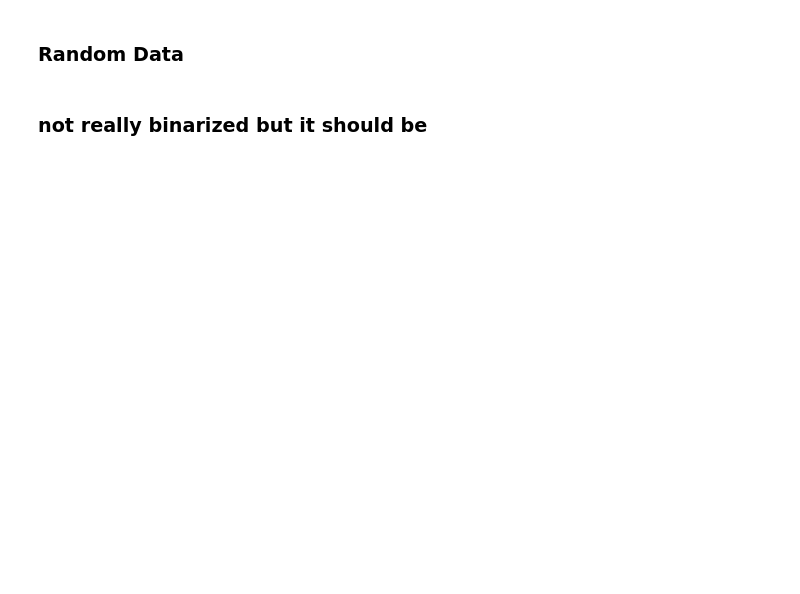
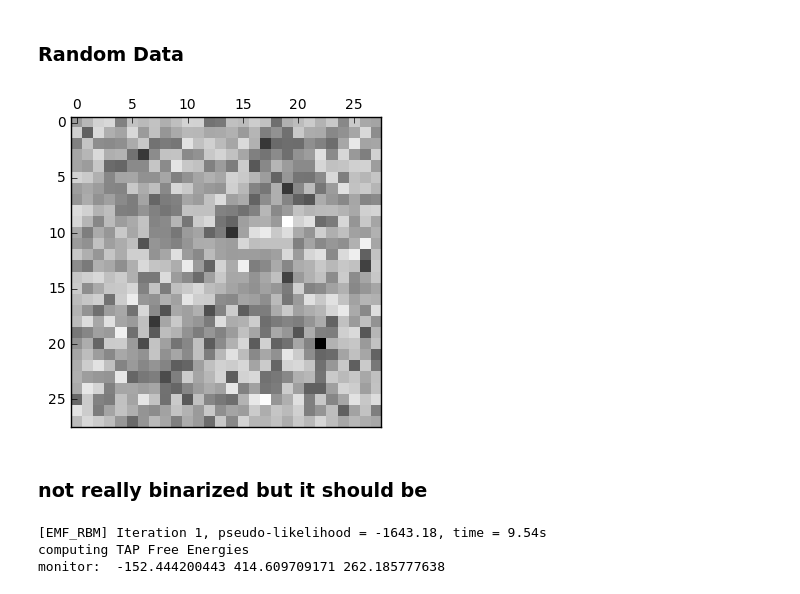
Before and after one commit to charlesmartin14/emf-rbm, a Jupyter notebook: EMF_RBM_Energy_Landscapes.ipynb, the cells around one changed output. Cells and saved outputs as stored; diff of their text form; code cells hidden in the pictures; blank space fills up the shorter version.

```diff
--- a/EMF_RBM_Energy_Landscapes.ipynb
+++ b/EMF_RBM_Energy_Landscapes.ipynb
@@ -106,10 +112,16 @@ noise = np.random.normal(size=X.shape)
 N = X+noise;
 # %%
 v = N[0,:]
-show_image(np.reshape(v,[28,28]))
+rbm_datasets.show_image(np.reshape(v,[28,28]))
+# %% [output]
+[figure, added]
 # %% [markdown]
 ###  not really binarized but it should be
 # %%
-emf_rbm = EMF_RBM(verbose=True, monitor=True)
-emf_rbm= emf_rbm.fit(N)
+rbm = emf_rbm.EMF_RBM(verbose=True, monitor=True)
+rbm= rbm.fit(N)
+# %% [output]
+[EMF_RBM] Iteration 1, pseudo-likelihood = -1643.18, time = 9.54s
+computing TAP Free Energies
+monitor:  -152.444200443 414.609709171 262.185777638
 # %%
```
Also changed, not shown: parts of 8 cells of this notebook.
